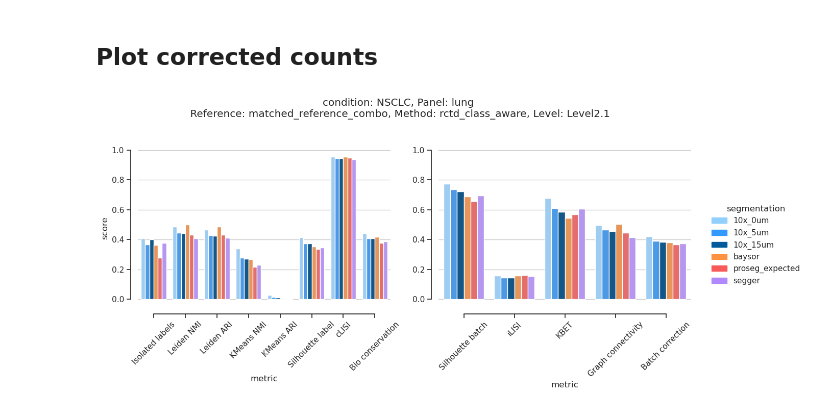
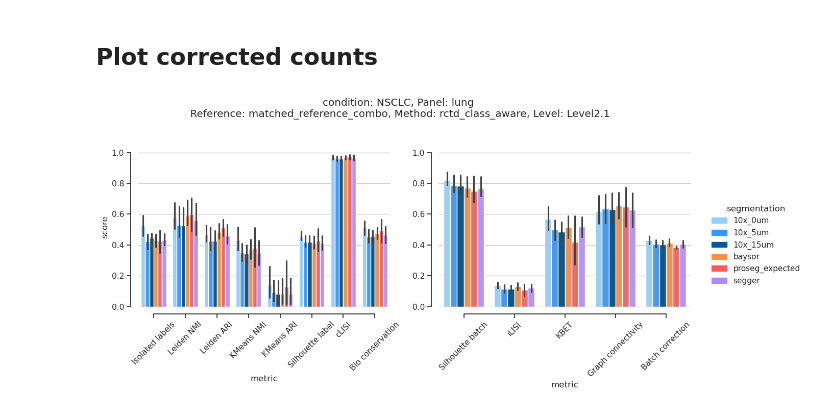
Before and after one commit to bdsc-tds/Bilous2025, a Jupyter notebook: workflow/notebooks/xenium/1-xenium_scib_metrics.ipynb, the cells around one changed output. Drawn from its saved outputs; the diff is of its cells as text; code cells hidden in the pictures.

```diff
--- a/workflow/notebooks/xenium/1-xenium_scib_metrics.ipynb
+++ b/workflow/notebooks/xenium/1-xenium_scib_metrics.ipynb
@@ -260,6 +272,10 @@ segmentation_palette = palette_dir / 'col_palette_segmentation.csv'
 
 # Set up argument parser
 # Access the arguments
+signal_integrity_thresholds = [0.5, 0.7]
+correction_methods = ['raw', 'split_fully_purified', 'resolvi', 'resolvi_supervised']
+correction_methods += [f'ovrlpy_correction_{signal_integrity_threshold=}' for signal_integrity_threshold in signal_integrity_thresholds]
+
 condition = 'NSCLC'
 panel = 'lung'
 normalisation = "lognorm"  # fix this for now, even for sctransfrom args.normalisation
@@ -302,15 +318,16 @@ biocons_metrics = ['cLISI','Isolated labels','KMeans NMI','KMeans ARI',
 batchcor_metrics = ['iLISI','Graph connectivity','KBET','Silhouette batch','Batch correction']
 
 df = {}
-for segmentation in (segmentations := std_seurat_analysis_dir.iterdir()):
+for correction_method in correction_methods:
+    for segmentation in (segmentations := std_seurat_analysis_dir.iterdir()):
 
-    k = (segmentation.stem,condition,panel)#,normalisation)
-    name = '/'.join(k)
-    scib_metrics_file = results_dir / f"scib_metrics_panel_corrected_counts_old/{name}/scib_metrics_{layer}_{reference}_{method}_{level}_{n_comps=}_{max_n_cells=}.parquet"
-    if scib_metrics_file.exists():
-        df[k] = pd.read_parquet(scib_metrics_file).squeeze()
+        k = (segmentation.stem,condition,panel,normalisation)
+        name = '/'.join(k)
+        scib_metrics_file = results_dir / f"scib_metrics_panel/{correction_method}/{name}/scib_metrics_{layer}_{reference}_{method}_{level}_{n_comps=}_{max_n_cells=}.parquet"
+        if scib_metrics_file.exists():
+            df[correction_method,*k] = pd.read_parquet(scib_metrics_file).squeeze()
 df = pd.concat(df).reset_index()
-df.columns = xenium_levels[:-3]+xenium_levels[-2:]
+df.columns = ['correction_method']+xenium_levels
 
 
 # plotting params, palette
@@ -318,31 +335,31 @@ title = f"condition: {plot_condition}, Panel: {plot_panel}\n Reference: {referen
 unique_labels = [c for c in hue_order if c in np.unique(df[hue].dropna())]
 unique_labels = unique_labels + [c for c in np.unique(df[hue].dropna()) if c not in unique_labels]
 palette = {u: palette[u] for u in unique_labels}
 legend_handles = [mpatches.Patch(color=color, label=label) for label, color in palette.items()]
 
 # Create joint boxplot
 sns.set(style="ticks")
 f, axs = plt.subplots(1,2,figsize=(12, 6),sharey=True)
 g = sns.barplot(df.query("metric in @biocons_metrics"),x='metric',y='score', hue=hue, hue_order=unique_labels, legend=False, palette=palette,ax=axs[0])
 g = sns.barplot(df.query("metric in @batchcor_metrics"),x='metric',y='score', hue=hue, hue_order=unique_labels, legend=False, palette=palette,ax=axs[1])
 
 sns.despine(offset=10, trim=True)
 axs[0].yaxis.grid(True)
 axs[1].yaxis.grid(True)
 axs[1].yaxis.set_tick_params(labelleft=True)
 axs[0].xaxis.set_tick_params(rotation=45)
 axs[1].xaxis.set_tick_params(rotation=45)
 
 plt.suptitle(title)
 f.legend(
     handles=legend_handles,
     loc="center left",
     bbox_to_anchor=(1, 0.5),
     title=hue,
     frameon=False,
 )
 plt.tight_layout(rect=[0, 0, 1, 0.95])
 # plt.savefig(out_file, dpi=dpi, bbox_inches="tight")
 plt.show()
 # %% [output]
-[figure, old version]
+[figure, new version]
```
Also changed, not shown: parts of 4 cells of this notebook, 7 other files.
